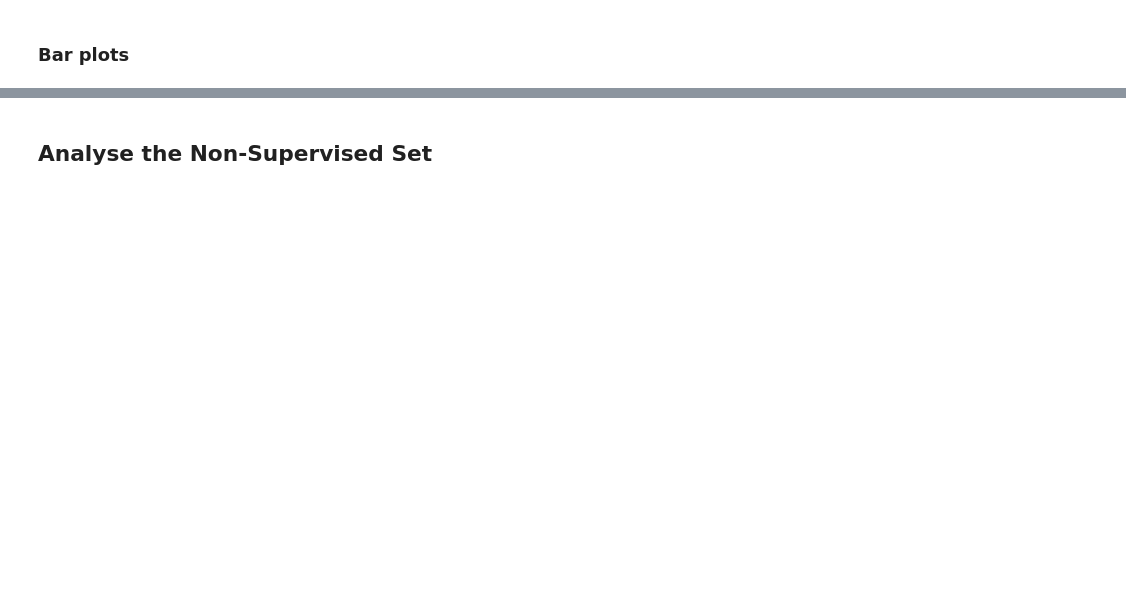
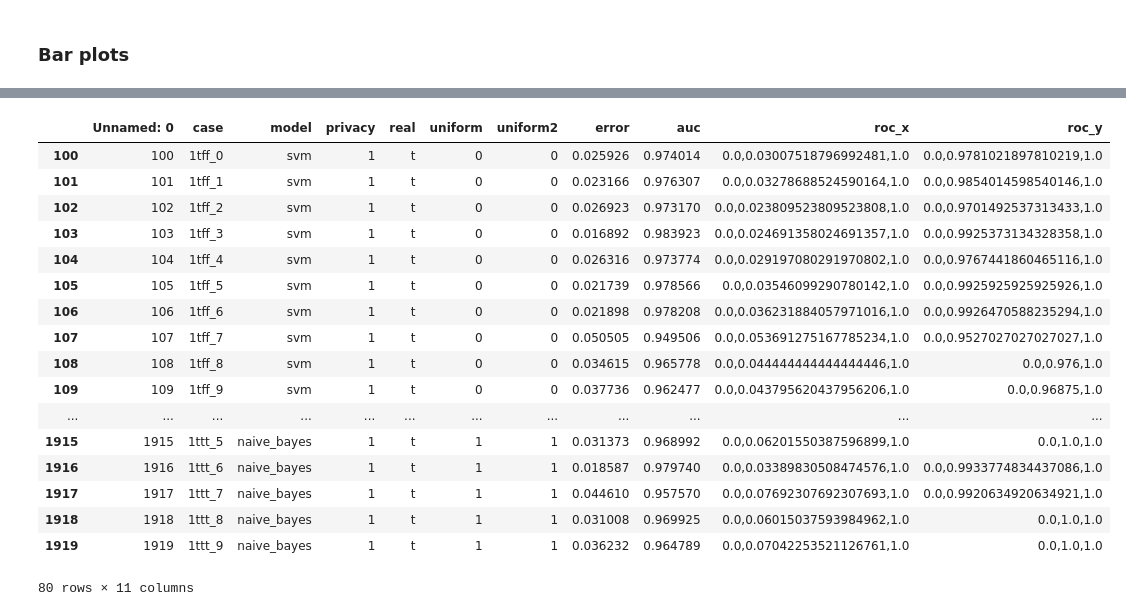
Before and after one commit to jwzinser/Tesis, a Jupyter notebook: parallel/pandas_models.ipynb, the cells around one changed output, grey strips where cells are left out. Cells and saved outputs as stored; diff of their text form; code cells hidden in the pictures; blank space fills up the shorter version.

```diff
--- a/parallel/pandas_models.ipynb
+++ b/parallel/pandas_models.ipynb
@@ -217,8 +277,6 @@ plot_intervals(supervised_results, "real", "auc", {},
 # %% [markdown]
 ### Bar plots
 # %%
-from sanitization_tools import *
-supervised_results = pn.read_csv("model_scores_roc.csv")
 
 df = supervised_results
 gb_param = "real"
@@ -314,6 +393,4 @@ plot_bars(supervised_results, "uniform", "auc", {},
 # %%
-from sanitization_tools import *
-supervised_results = pn.read_csv("model_scores_roc.csv")
 
 df = supervised_results
 gb_param = "real"
@@ -375,8 +452,6 @@ if savefig:
     plt.savefig(figures_path + save_name + ".png")
 plt.show()
 
-
-
 plot_bars_single_chunk(df = supervised_results, gb_param = "privacy",yaxis = "auc", base_filter = {"real":"t"},
                        lines_cases = {"privacy":[str(i) for i in range(1,11)]}, savefig=True, title="AUC by Privacy, Include Real",
                        save_name="privacy_auc_bar_t", width_delta=.1, language="english")
@@ -398,2 +480,0 @@ plot_bars_single_chunk(df = supervised_results, gb_param = "privacy",yaxis = "au
-# %% [markdown]
-## Analyse the Non-Supervised Set
@@ -493,0 +481,22 @@ plot_intervals_std(non_supervised_results, "nclasses","chi", {"uniform_original"
+# %%
+supervised_results[(supervised_results.real=="t") &
+                   (supervised_results.privacy==1)]
+# %% [output]
+|  | Unnamed: 0 | case | model | privacy | real | uniform | uniform2 | error | auc | roc_x | roc_y |
+| 100 | 100 | 1tff_0 | svm | 1 | t | 0 | 0 | 0.025926 | 0.974014 | 0.0,0.03007518796992481,1.0 | 0.0,0.9781021897810219,1.0 |
+| 101 | 101 | 1tff_1 | svm | 1 | t | 0 | 0 | 0.023166 | 0.976307 | 0.0,0.03278688524590164,1.0 | 0.0,0.9854014598540146,1.0 |
+| 102 | 102 | 1tff_2 | svm | 1 | t | 0 | 0 | 0.026923 | 0.973170 | 0.0,0.023809523809523808,1.0 | 0.0,0.9701492537313433,1.0 |
+| 103 | 103 | 1tff_3 | svm | 1 | t | 0 | 0 | 0.016892 | 0.983923 | 0.0,0.024691358024691357,1.0 | 0.0,0.9925373134328358,1.0 |
+| 104 | 104 | 1tff_4 | svm | 1 | t | 0 | 0 | 0.026316 | 0.973774 | 0.0,0.029197080291970802,1.0 | 0.0,0.9767441860465116,1.0 |
+| 105 | 105 | 1tff_5 | svm | 1 | t | 0 | 0 | 0.021739 | 0.978566 | 0.0,0.03546099290780142,1.0 | 0.0,0.9925925925925926,1.0 |
+| 106 | 106 | 1tff_6 | svm | 1 | t | 0 | 0 | 0.021898 | 0.978208 | 0.0,0.036231884057971016,1.0 | 0.0,0.9926470588235294,1.0 |
+| 107 | 107 | 1tff_7 | svm | 1 | t | 0 | 0 | 0.050505 | 0.949506 | 0.0,0.053691275167785234,1.0 | 0.0,0.9527027027027027,1.0 |
+| 108 | 108 | 1tff_8 | svm | 1 | t | 0 | 0 | 0.034615 | 0.965778 | 0.0,0.044444444444444446,1.0 | 0.0,0.976,1.0 |
+| 109 | 109 | 1tff_9 | svm | 1 | t | 0 | 0 | 0.037736 | 0.962477 | 0.0,0.043795620437956206,1.0 | 0.0,0.96875,1.0 |
+| ... | ... | ... | ... | ... | ... | ... | ... | ... | ... | ... | ... |
+| 1915 | 1915 | 1ttt_5 | naive_bayes | 1 | t | 1 | 1 | 0.031373 | 0.968992 | 0.0,0.06201550387596899,1.0 | 0.0,1.0,1.0 |
+| 1916 | 1916 | 1ttt_6 | naive_bayes | 1 | t | 1 | 1 | 0.018587 | 0.979740 | 0.0,0.03389830508474576,1.0 | 0.0,0.9933774834437086,1.0 |
+| 1917 | 1917 | 1ttt_7 | naive_bayes | 1 | t | 1 | 1 | 0.044610 | 0.957570 | 0.0,0.07692307692307693,1.0 | 0.0,0.9920634920634921,1.0 |
+| 1918 | 1918 | 1ttt_8 | naive_bayes | 1 | t | 1 | 1 | 0.031008 | 0.969925 | 0.0,0.06015037593984962,1.0 | 0.0,1.0,1.0 |
+| 1919 | 1919 | 1ttt_9 | naive_bayes | 1 | t | 1 | 1 | 0.036232 | 0.964789 | 0.0,0.07042253521126761,1.0 | 0.0,1.0,1.0 |
+80 rows × 11 columns
```
Also changed, not shown: parts of 20 cells of this notebook, 1 other file.
